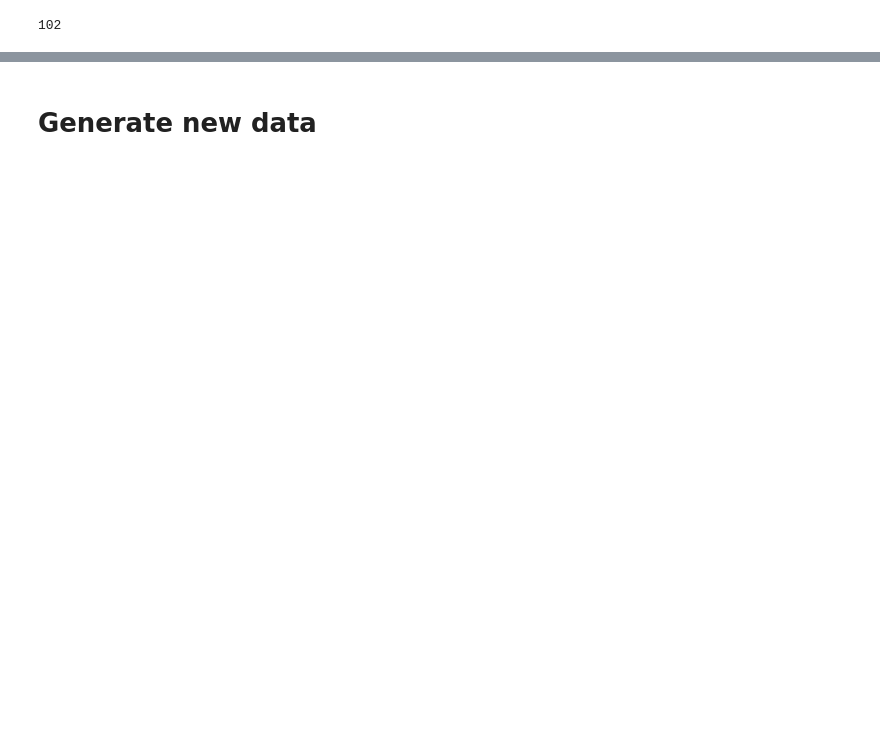
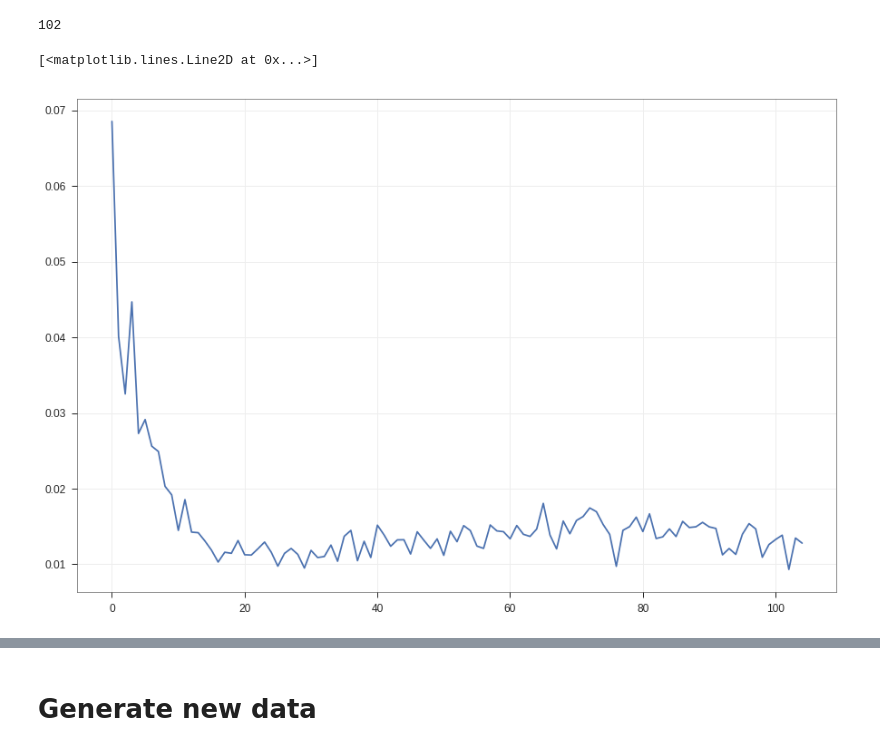
Before and after one commit to mamanain/DrugGenNN, a Jupyter notebook: TransferLearning.ipynb, the cells around one changed output, grey strips where cells are left out. Drawn from its saved outputs; the diff is of its cells as text; code cells hidden in the pictures; blank space fills up the shorter version.

```diff
--- a/TransferLearning.ipynb
+++ b/TransferLearning.ipynb
@@ -315,3 +318,9 @@ plt.hist(scores)
 np.argmin(scores)
 # %% [output]
 102
+# %%
+plt.figure(figsize=[15, 10])
+plt.plot(scores)
+# %% [output]
+[<matplotlib.lines.Line2D at 0x...>]
+[figure, added]
```
Also changed, not shown: parts of 15 cells of this notebook, 1 other file.
